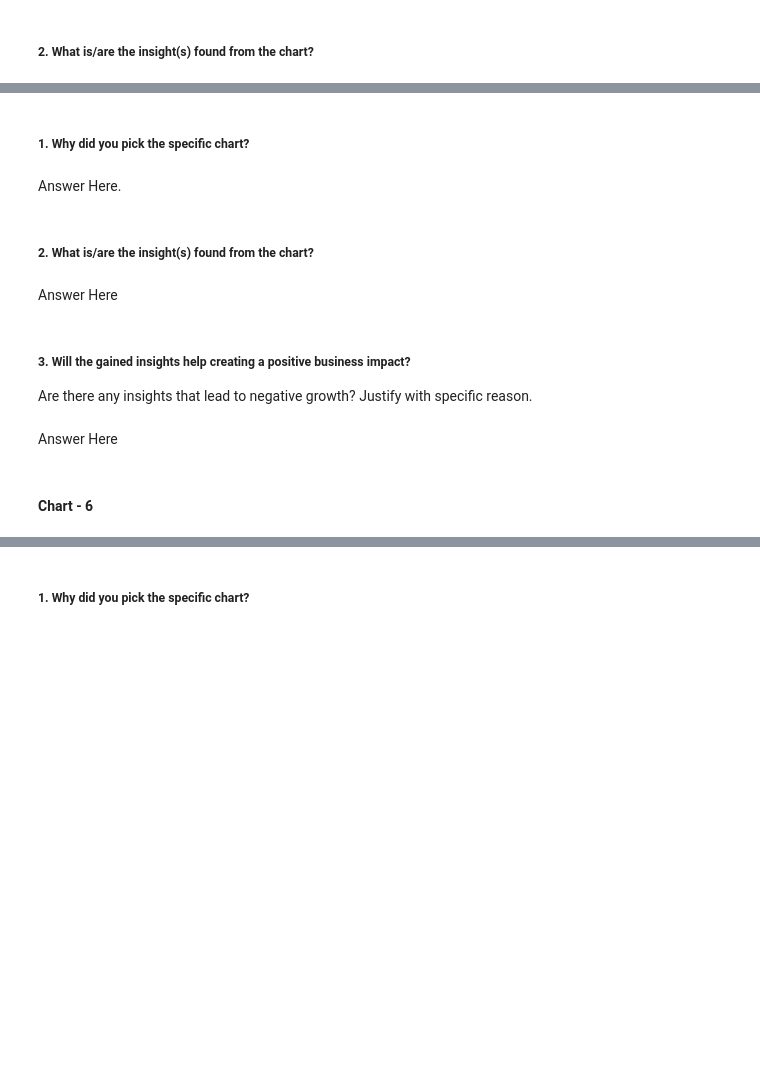
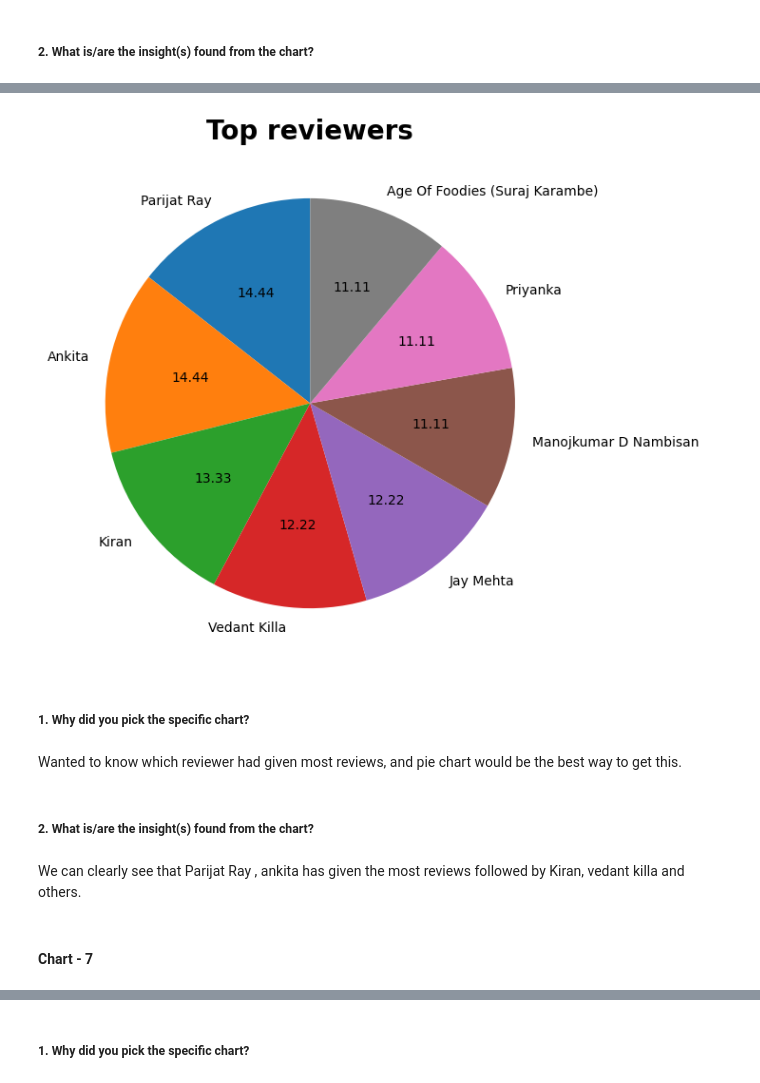
Before and after one commit to adityapatil4141/Zomato-restaurant-clustering-and-sentiment-analysis, a Jupyter notebook: ZOMATO_RESTAURANT_CLUSTERING_AND_SENTIMENT_ANALYSIS.ipynb, the cells around one changed output, grey strips where cells are left out. Saved outputs shown, nothing was run; the diff lists cells and outputs as text; code cells hidden in the pictures; blank space fills up the shorter version.

```diff
--- a/ZOMATO_RESTAURANT_CLUSTERING_AND_SENTIMENT_ANALYSIS.ipynb
+++ b/ZOMATO_RESTAURANT_CLUSTERING_AND_SENTIMENT_ANALYSIS.ipynb
@@ -484,16 +515,20 @@ Answer Here
+# %%
+reviewers_count = df_reviews['Reviewer'].value_counts().head(8)
+# %%
+plt.figure(figsize=(15,7))
+plt.pie(reviewers_count,autopct='%.2f',labels=reviewers_count.index,startangle=90)
+plt.title('Top reviewers',weight='bold',fontsize=20)
+plt.show()
+# %% [output]
+[figure, added]
 # %% [markdown]
 ##### 1. Why did you pick the specific chart?
-# %% [markdown]
-Answer Here.
+# %% [markdown]
+Wanted to know which reviewer had given most reviews, and pie chart would be the best way to get this.
 # %% [markdown]
 ##### 2. What is/are the insight(s) found from the chart?
-# %% [markdown]
-Answer Here
-# %% [markdown]
-##### 3. Will the gained insights help creating a positive business impact?
-Are there any insights that lead to negative growth? Justify with specific reason.
-# %% [markdown]
-Answer Here
+# %% [markdown]
+We can clearly see that Parijat Ray , ankita has given the most reviews followed by Kiran, vedant killa and others.
 # %% [markdown]
-#### Chart - 6
+#### Chart - 7
 # %%
```
Also changed, not shown: parts of 70 cells of this notebook.
